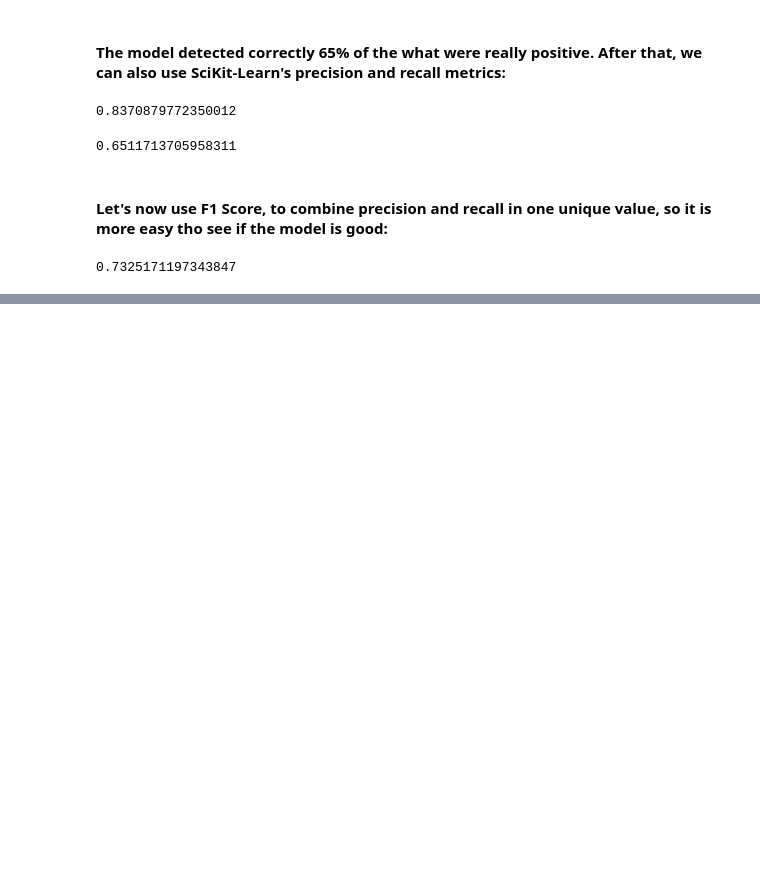
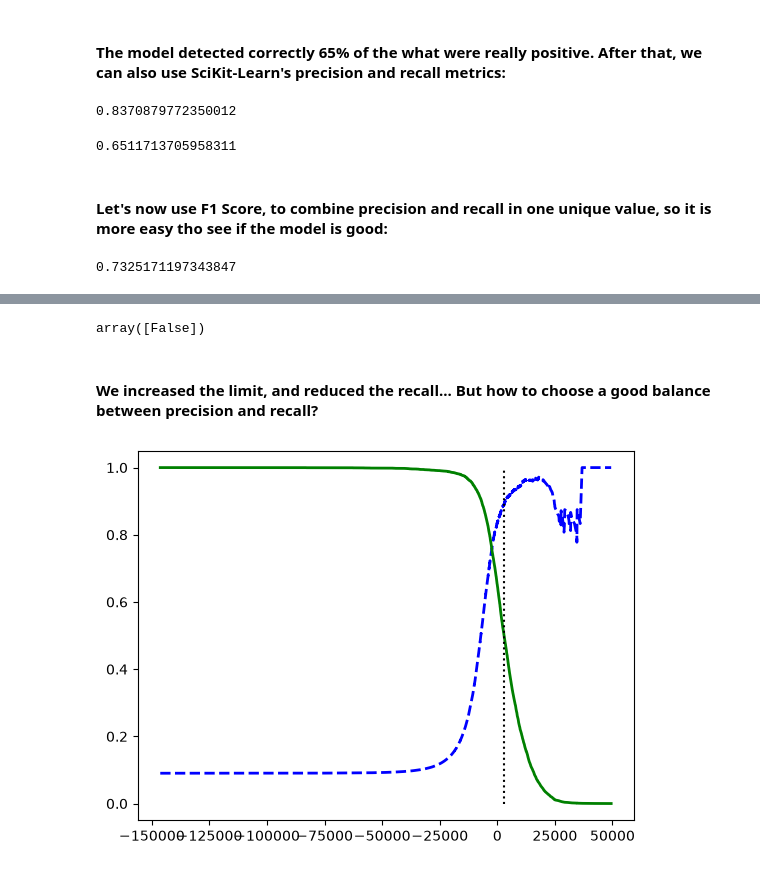
Before and after one commit to Danihmn/Hands-on-Machine-Learning-with-Scikit-Learn-Keras-and-TensowFlow-studies, a Jupyter notebook: chapter_3/mnist/pipeline.ipynb, the cells around one changed output, grey strips where cells are left out. Saved outputs shown, nothing was run; the diff lists cells and outputs as text; code cells hidden in the pictures; blank space fills up the shorter version.

Commit message:
Added precision/recall balance analysis

```diff
--- a/chapter_3/mnist/pipeline.ipynb
+++ b/chapter_3/mnist/pipeline.ipynb
@@ -155,0 +175,2 @@ f1_score(y_train_5, y_train_pred)
+# %%
+threshold = 3000
@@ -155,0 +179,18 @@ f1_score(y_train_5, y_train_pred)
+# %%
+y_some_digit_pred
+# %% [output]
+array([False])
+# %% [markdown]
+#### We increased the limit, and reduced the recall... But how to choose a good balance between precision and recall?
+# %%
+# We can use cross_val_predict, and pass explicity method='decision_function', to return the scores
+y_scores = cross_val_predict(sgd_clf, X_train, y_train_5, cv=3, method='decision_function')
+# %%
+precisions, recalls, thresholds = precision_recall_curve(y_train_5, y_scores)
+# %%
+plt.plot(thresholds, precisions[:-1], 'b--', label='Precision', linewidth=2)
+plt.plot(thresholds, recalls[:-1], 'g-', label='Recall', linewidth=2)
+plt.vlines(threshold, 0, 1.0, 'k', 'dotted', label='Threshold')
+plt.show()
+# %% [output]
+[figure, added]
```
Also changed, not shown: parts of 18 cells of this notebook.
